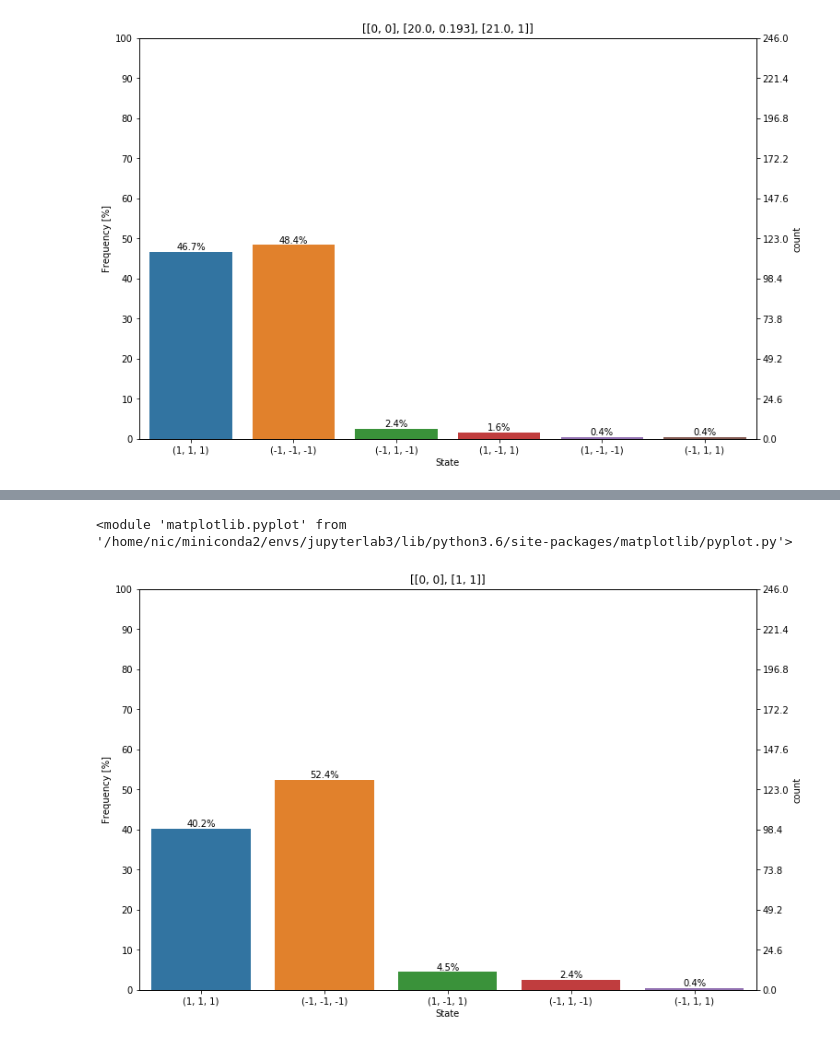
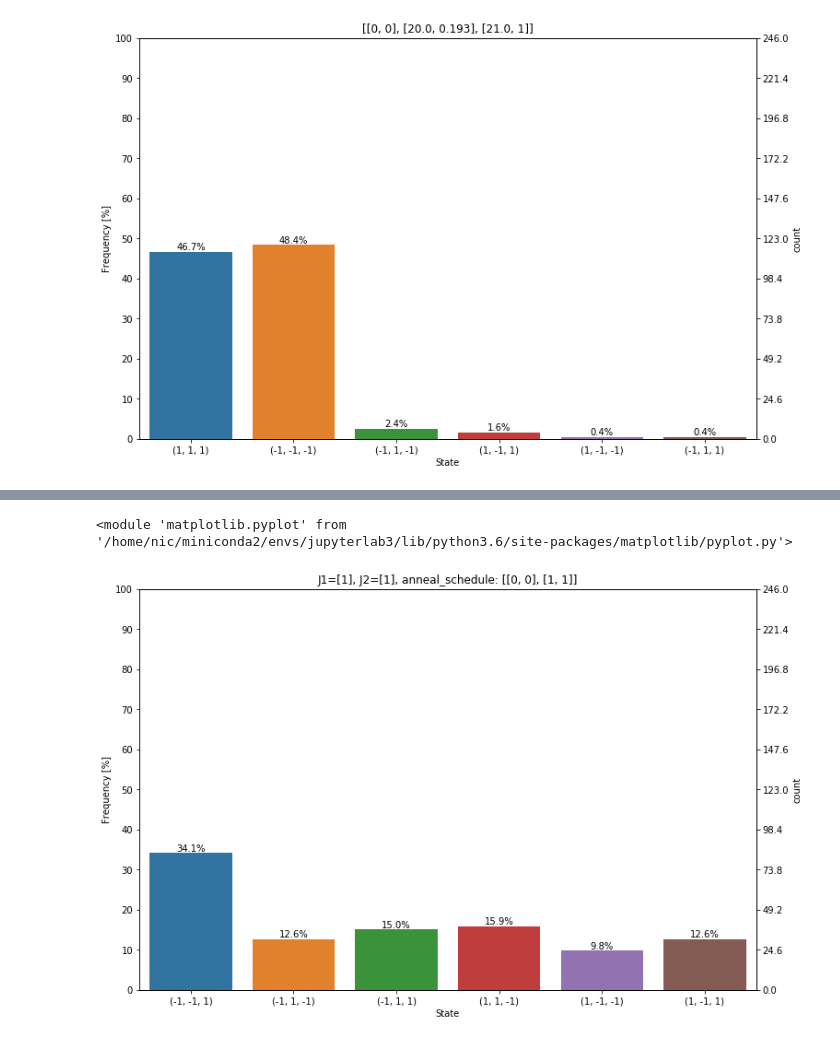
Before and after one commit to naezzell/dwaveutils, a Jupyter notebook: dwaveutils/probrep/quench_testing.ipynb, the cells around one changed output, grey strips where cells are left out. Saved outputs shown, nothing was run; the diff lists cells and outputs as text; code cells hidden in the pictures.

```diff
--- a/dwaveutils/probrep/quench_testing.ipynb
+++ b/dwaveutils/probrep/quench_testing.ipynb
@@ -143,15 +170,16 @@ for i in range(len(schedules)):
 # %%
 H = {(0, 0): 'h0', (1, 1): 'h0', (2, 2): 'h0', (0, 1): 'J1', (1, 2): 'J1', (0, 2): 'J2'}
-h0 = [0]; J1 = [-0.1]; J2 = [-0.4];
+h0 = [0]; J1 = [1]; J2 = [1];
 anneal_schedule = [[0, 0], [1, 1]]
 problem = DictRep(H, qpu='dwave', vartype='ising', encoding='logical')
 
 parameters = {'h0': h0, 'J1': J1, 'J2': J2, 'anneal_schedule': [anneal_schedule], 'num_reads':[1]}
 problem.populate_parameters(parameters)
 problem.call_annealer()
-problem.get_state_plot(figsize=(12, 8), filename=None, title=str(anneal_schedule))
+title = "J1=" + str(J1) + ", J2=" + str(J2) + ", anneal_schedule: " + str(anneal_schedule)
+problem.get_state_plot(figsize=(12, 8), filename=None, title=title)
 # %% [output]
 <module 'matplotlib.pyplot' from '/home/nic/miniconda2/envs/jupyterlab3/lib/python3.6/site-packages/matplotlib/pyplot.py'>
-[figure, old version]
+[figure, new version]
 # %%
 H = {(0, 0): 'h0', (1, 1): 'h0', (2, 2): 'h0', (0, 1): 'J1', (1, 2): 'J1', (0, 2): 'J2'}
```
Also changed, not shown: parts of 3 cells of this notebook, 4 other files.
